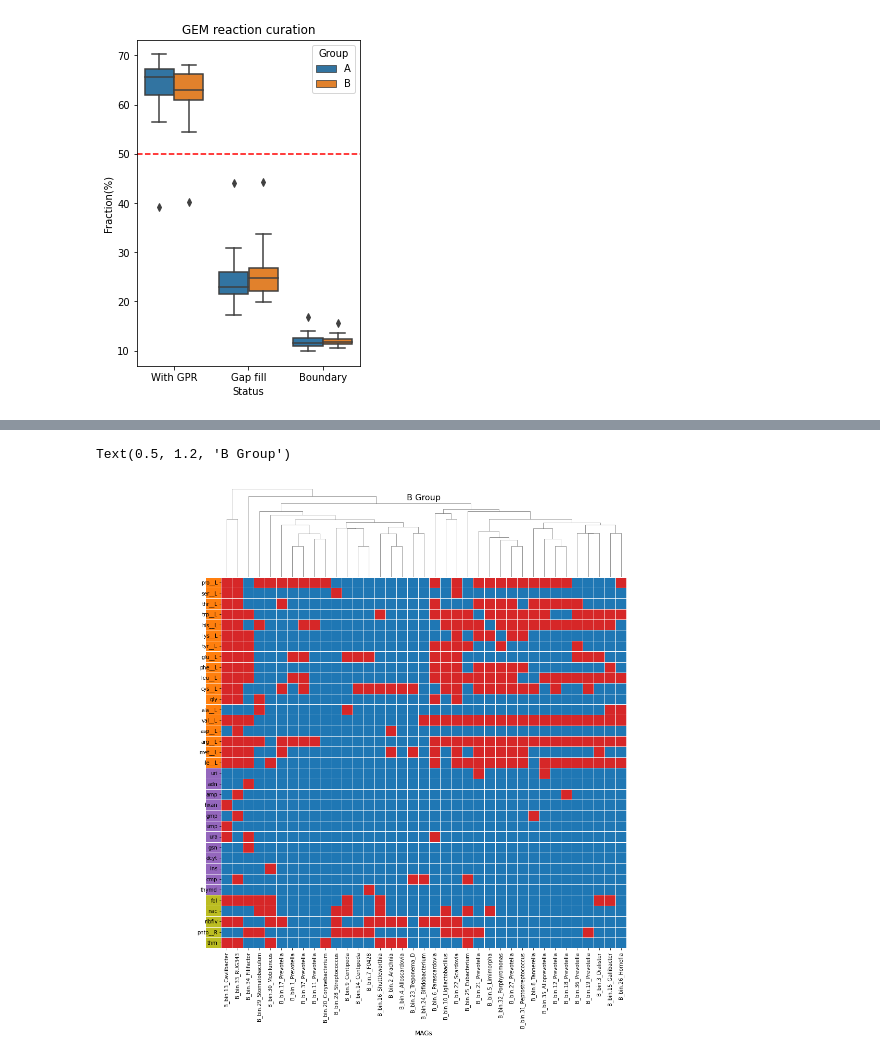
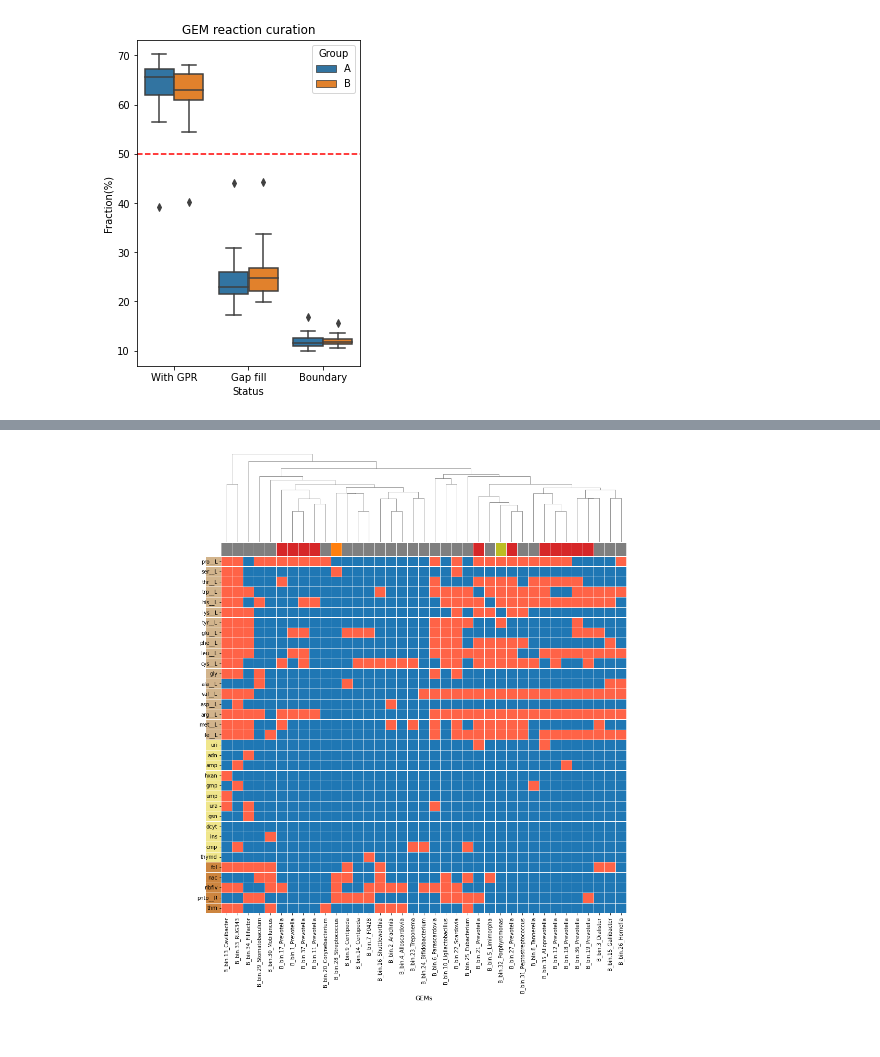
Before and after one commit to SizheQiu/OralMicroIX, a Jupyter notebook: workflow/ComGEMs.ipynb, the cells around one changed output, grey strips where cells are left out. Saved outputs shown, nothing was run; the diff lists cells and outputs as text; code cells hidden in the pictures.

```diff
--- a/workflow/ComGEMs.ipynb
+++ b/workflow/ComGEMs.ipynb
@@ -105,16 +108,22 @@ for met in minmeds.index:
 # %%
 A_minmeds = A_minmeds.reindex(aas+nus+vitas)
-row_colors=[];
+row_colors=[];col_colors=[];
 for met in A_minmeds.index:
     if met in aas:
-        row_colors.append('tab:orange')
+        row_colors.append('tan')
     elif met in nus:
-        row_colors.append('tab:purple')
+        row_colors.append('khaki')
     elif met in vitas:
-        row_colors.append('tab:olive')
-fg=sns.clustermap(A_minmeds, row_cluster=False,figsize=(12,15),cmap =['tab:blue', 'tab:red'],cbar_kws={'ticks':[0,1.0]},
-               row_colors=row_colors,linecolor='white',linewidths=1, cbar_pos=None)
-fg.ax_heatmap.set_xlabel('MAGs',fontsize=12)
+        row_colors.append('peru')
+for mag in A_minmeds.columns:
+    if mag.split('_')[-1] not in genus_colors.keys():
+        col_colors.append('tab:gray')
+    else:
+        col_colors.append( genus_colors[mag.split('_')[-1]])
+
+fg=sns.clustermap(A_minmeds, row_cluster=False,figsize=(12,15),cmap =['tab:blue', 'tomato'],cbar_kws={'ticks':[0,1.0]},
+               row_colors=row_colors,col_colors=col_colors, linecolor='white',linewidths=1, cbar_pos=None)
+fg.ax_heatmap.set_xlabel('GEMs',fontsize=12)
 fg.ax_heatmap.axes.yaxis.set_ticks_position('left')
-fg.ax_heatmap.set_title('A Group',y=1.2,fontsize=16)
+# plt.savefig('../../../../Oral_paper/Figures_2025/A_minmeds.svg',format='svg',dpi=150)
 # %% [output]
@@ -123,21 +131,25 @@ Text(0.5, 1.2, 'A Group')
 # %%
 B_minmeds = B_minmeds.reindex(aas+nus+vitas)
-row_colors=[];
+row_colors=[]; col_colors=[];
 for met in B_minmeds.index:
     if met in aas:
-        row_colors.append('tab:orange')
+        row_colors.append('tan')
     elif met in nus:
-        row_colors.append('tab:purple')
+        row_colors.append('khaki')
     elif met in vitas:
-        row_colors.append('tab:olive')
-fg=sns.clustermap(B_minmeds, row_cluster=False,figsize=(15,15),cmap =['tab:blue', 'tab:red'],cbar_kws={'ticks':[0,1.0]},
-               row_colors=row_colors,linecolor='white',linewidths=1, cbar_pos=None)
-fg.ax_heatmap.set_xlabel('MAGs',fontsize=12)
+        row_colors.append('peru')
+for mag in B_minmeds.columns:
+    if mag.split('_')[-1] not in genus_colors.keys():
+        col_colors.append('tab:gray')
+    else:
+        col_colors.append( genus_colors[mag.split('_')[-1]])
+fg=sns.clustermap(B_minmeds, row_cluster=False,figsize=(15,15),cmap =['tab:blue', 'tomato'],cbar_kws={'ticks':[0,1.0]},
+               row_colors=row_colors,col_colors=col_colors, linecolor='white',linewidths=1, cbar_pos=None)
+fg.ax_heatmap.set_xlabel('GEMs',fontsize=12)
 fg.ax_heatmap.axes.yaxis.set_ticks_position('left')
-fg.ax_heatmap.set_title('B Group',y=1.2,fontsize=16)
+# plt.savefig('../../../../Oral_paper/Figures_2025/B_minmeds.svg',format='svg',dpi=150)
 # %% [output]
-Text(0.5, 1.2, 'B Group')
-[figure, old version]
+[figure, new version]
 # %%
 A_crossfeed = pd.read_csv('../data/metagenome/A_smetana.tsv',sep='\t')
 A_crossfeed = A_crossfeed[['receiver', 'donor', 'compound', 'scs', 'mus','mps', 'smetana']]
```
Also changed, not shown: parts of 2 cells of this notebook, 2 other files.
